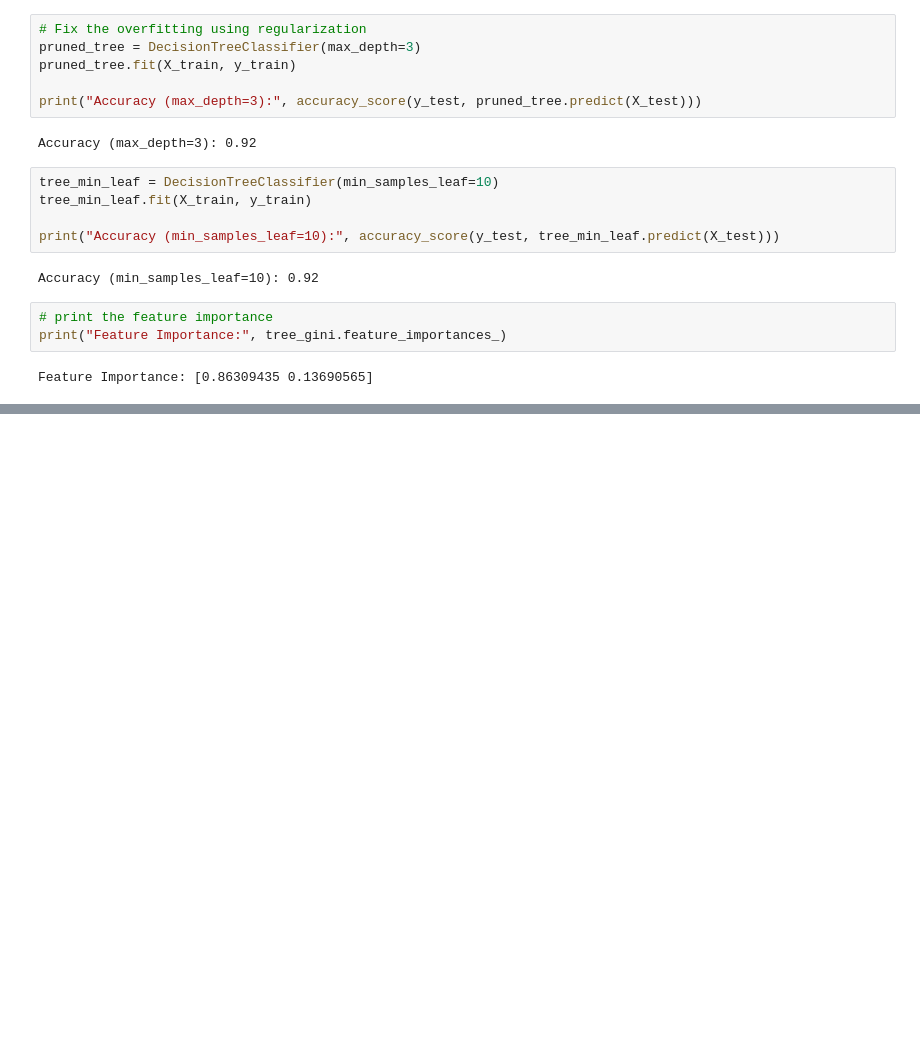
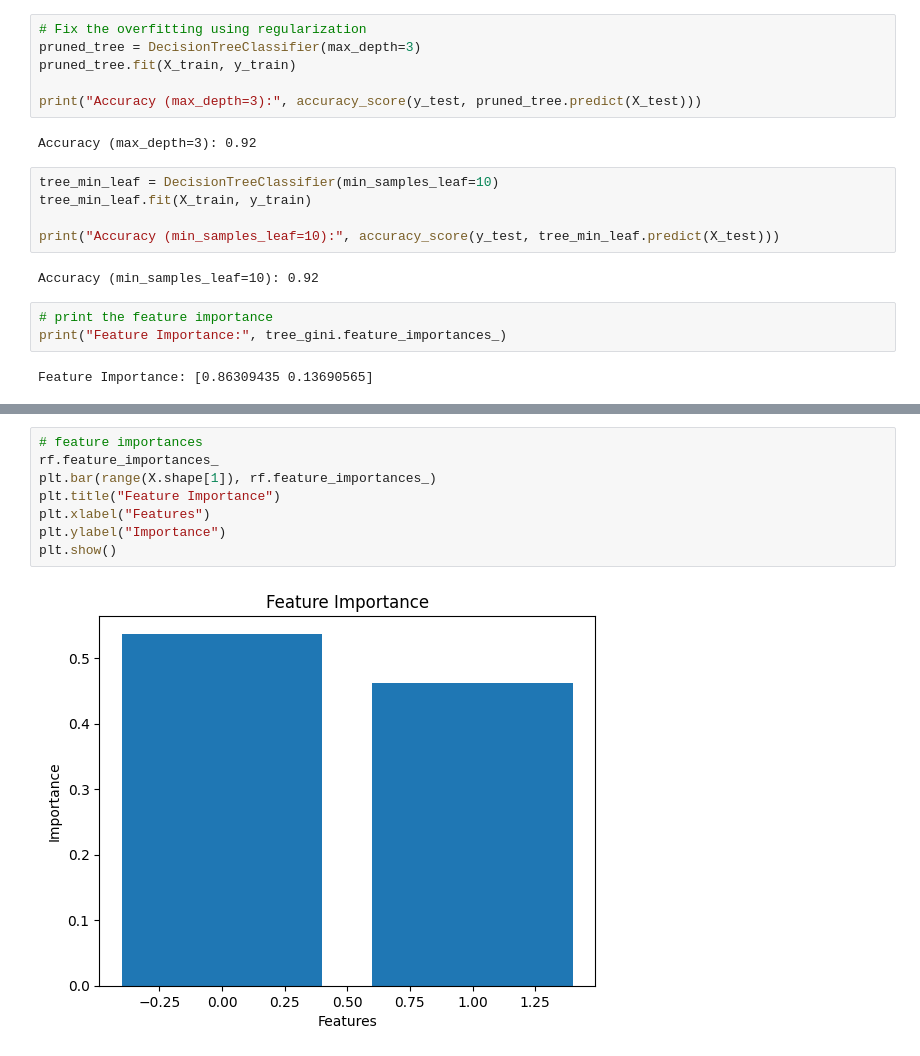
Before and after one commit to avikumart/DA-DS-Questions, a Jupyter notebook: ML_coding/Ml_coding_and_interviewn_practice.ipynb, the cells around one changed output, grey strips where cells are left out. Drawn from its saved outputs; the diff is of its cells as text; blank space fills up the shorter version.

```diff
--- a/ML_coding/Ml_coding_and_interviewn_practice.ipynb
+++ b/ML_coding/Ml_coding_and_interviewn_practice.ipynb
@@ -1623,0 +1714,10 @@ Feature Importance: [0.86309435 0.13690565]
+# %%
+# feature importances
+rf.feature_importances_
+plt.bar(range(X.shape[1]), rf.feature_importances_)
+plt.title("Feature Importance")
+plt.xlabel("Features")
+plt.ylabel("Importance")
+plt.show()
+# %% [output]
+[figure, added]
```
Also changed, not shown: parts of 12 cells of this notebook.
